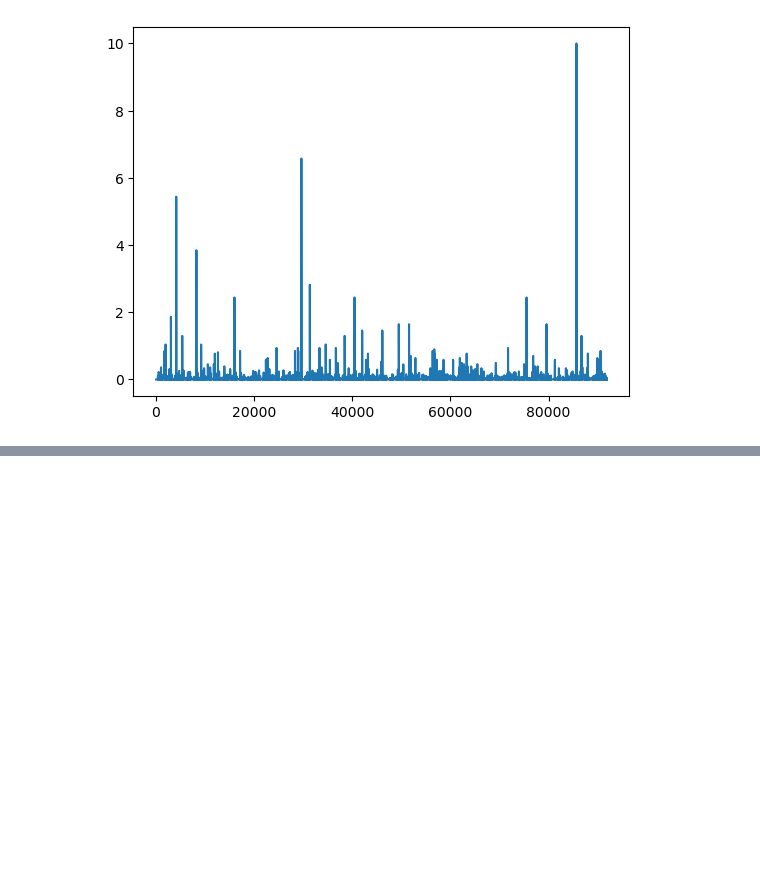
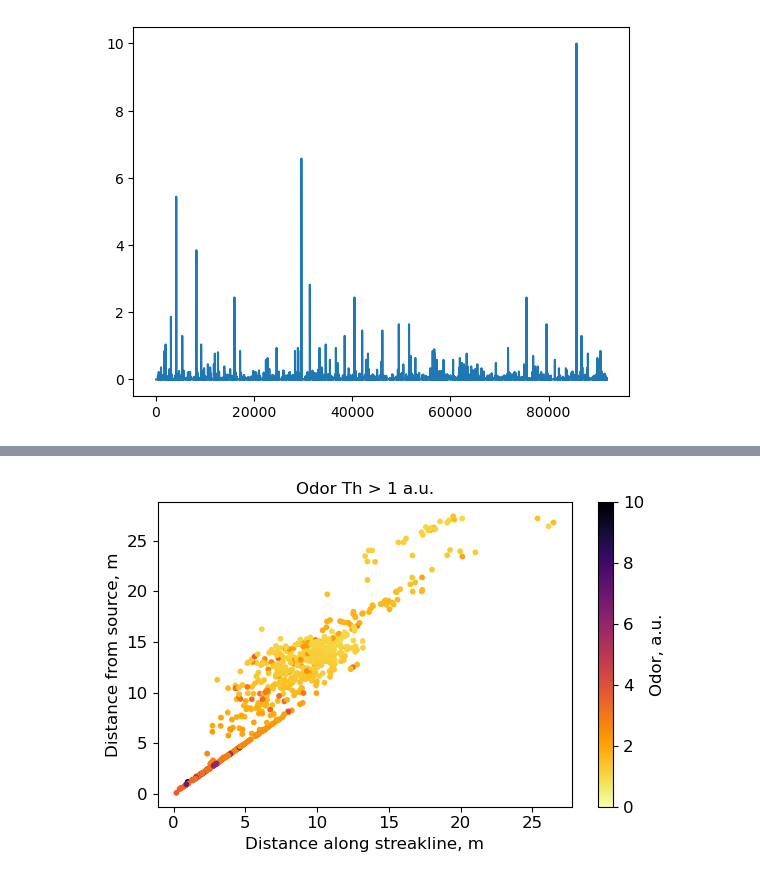
Before and after one commit to arunavanag591/COSMOS, a Jupyter notebook: puff_data_sim.ipynb, the cells around one changed output, grey strips where cells are left out. Saved outputs shown, nothing was run; the diff lists cells and outputs as text; code cells hidden in the pictures; blank space fills up the shorter version.

```diff
--- a/puff_data_sim.ipynb
+++ b/puff_data_sim.ipynb
@@ -473,0 +182,36 @@ new_.to_hdf('~/DataAnalysis/data/act.h5', key='data', mode='w')
+# %%
+# Specify the directory you're working from
+folder_path = '/home/beast/An/data/train_new_axis/'
+
+# Get a list of all the .h5 files in the directory
+files = [f for f in os.listdir(folder_path) if f.endswith('.h5')]
+
+# Initialize an empty dataframe
+all_data = pd.DataFrame()
+
+# Loop through the files and read each one into a dataframe
+for file in files:
+    file_path = os.path.join(folder_path, file)
+    df = pd.read_hdf(file_path)
+    all_data = pd.concat([all_data, df])
+
+all_data.reset_index(drop=True, inplace=True)
+# %%
+all_data['scaled_odor']=scale_data(all_data.odor)
+query='scaled_odor>1'
+df = all_data.query(query)
+df.reset_index(drop=True, inplace=True)
+# %%
+f,ax=plt.subplots(1,1,figsize=(6,4))
+v=ax.scatter(df.distance_along_streakline, df.distance_from_source, c=df.scaled_odor,
+             s=10,
+             cmap='inferno_r', vmin=0,vmax=10)
+ax.set_title('Odor Th > 1 a.u.')
+ax.set_ylabel('Distance from source, m')
+ax.set_xlabel('Distance along streakline, m')
+cbar = f.colorbar(v)
+cbar.set_label('Odor, a.u.')  # Add label to colorbar
+mpl_functions.set_fontsize(f, 12)
+f.tight_layout()
+# %% [output]
+[figure, added]
```
Also changed, not shown: parts of 22 cells of this notebook, 4 other files.
